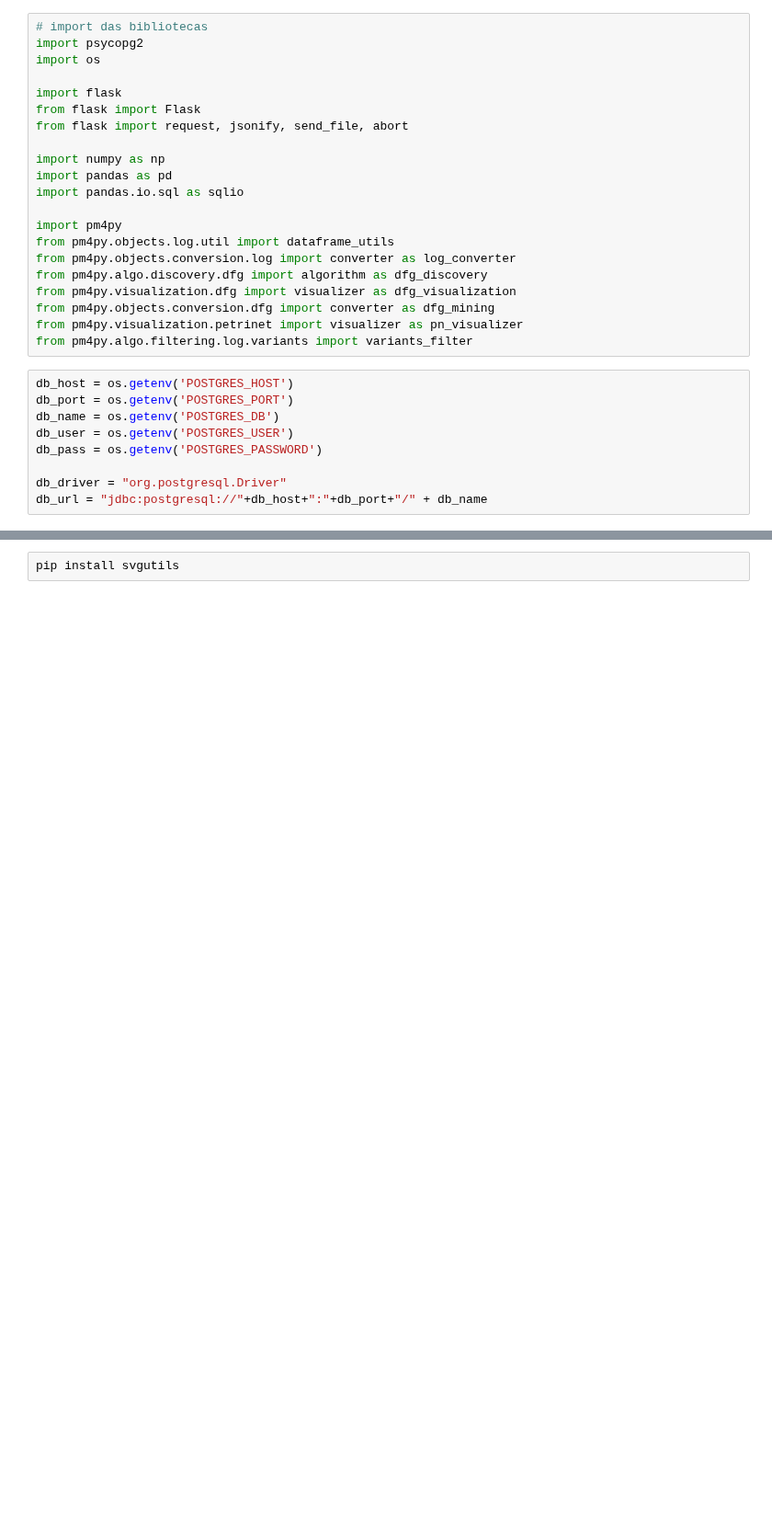
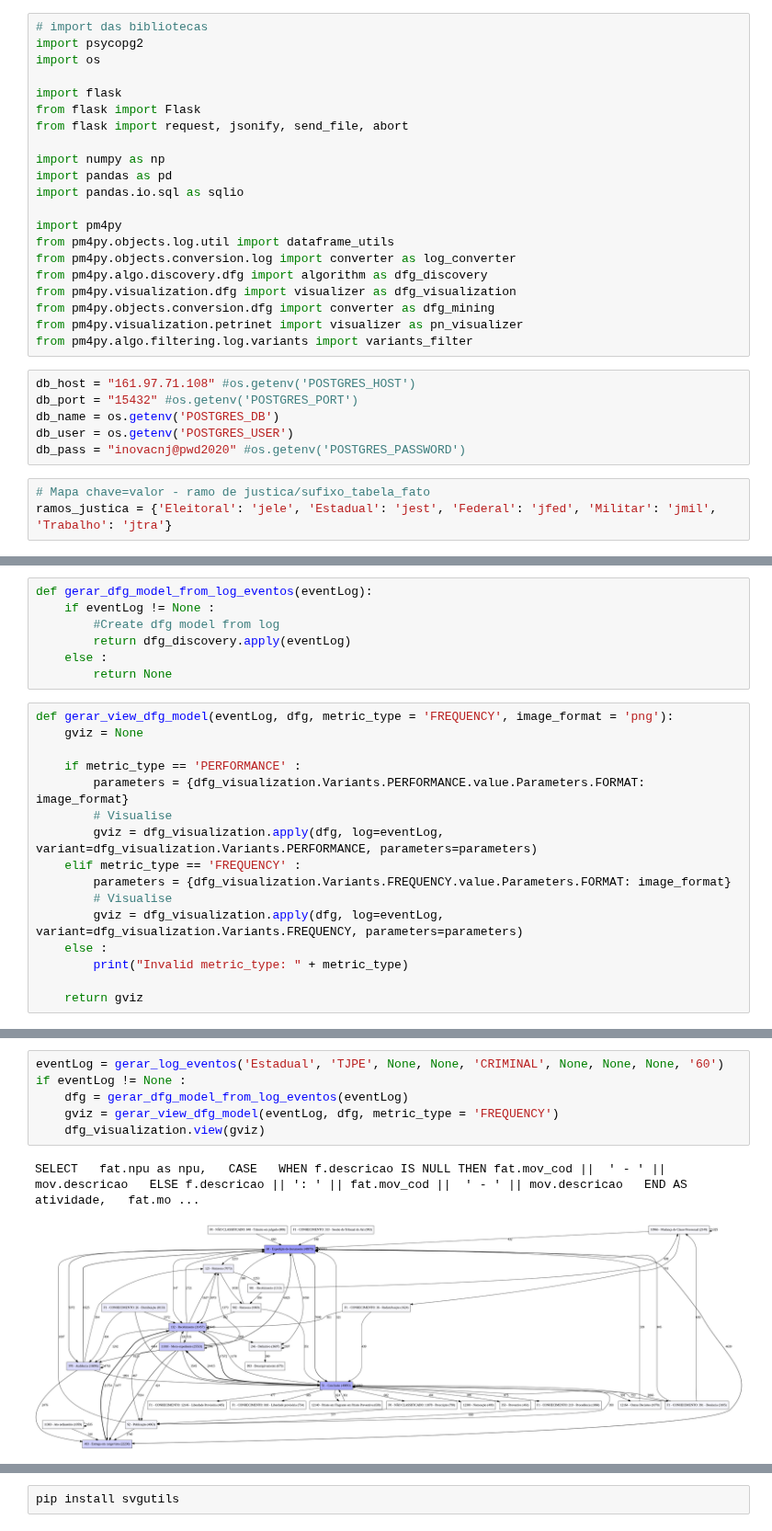
Before and after one commit to clebertmoura/inova-cnj, a Jupyter notebook: work/API-PublicarAPI.ipynb, the cells around one changed output, grey strips where cells are left out. Shown at 92% size. Drawn from its saved outputs; the diff is of its cells as text; blank space fills up the shorter version.

Commit message:
Fato por ramo de justiça

```diff
--- a/work/API-PublicarAPI.ipynb
+++ b/work/API-PublicarAPI.ipynb
@@ -20,11 +20,11 @@ from pm4py.objects.conversion.dfg import converter as dfg_mining
 from pm4py.visualization.petrinet import visualizer as pn_visualizer
 from pm4py.algo.filtering.log.variants import variants_filter
 # %%
-db_host = os.getenv('POSTGRES_HOST')
-db_port = os.getenv('POSTGRES_PORT')
+db_host = "161.97.71.108" #os.getenv('POSTGRES_HOST')
+db_port = "15432" #os.getenv('POSTGRES_PORT')
 db_name = os.getenv('POSTGRES_DB')
 db_user = os.getenv('POSTGRES_USER')
-db_pass = os.getenv('POSTGRES_PASSWORD')
-
-db_driver = "org.postgresql.Driver"
-db_url = "jdbc:postgresql://"+db_host+":"+db_port+"/" + db_name
+db_pass = "inovacnj@pwd2020" #os.getenv('POSTGRES_PASSWORD')
+# %%
+# Mapa chave=valor - ramo de justica/sufixo_tabela_fato
+ramos_justica = {'Eleitoral': 'jele', 'Estadual': 'jest', 'Federal': 'jfed', 'Militar': 'jmil', 'Trabalho': 'jtra'}
@@ -30,0 +85,23 @@ db_url = "jdbc:postgresql://"+db_host+":"+db_port+"/" + db_name
+# %%
+def gerar_dfg_model_from_log_eventos(eventLog):
+    if eventLog != None :
+        #Create dfg model from log
+        return dfg_discovery.apply(eventLog)
+    else :
+        return None
+# %%
+def gerar_view_dfg_model(eventLog, dfg, metric_type = 'FREQUENCY', image_format = 'png'):
+    gviz = None
+
+    if metric_type == 'PERFORMANCE' :
+        parameters = {dfg_visualization.Variants.PERFORMANCE.value.Parameters.FORMAT: image_format}
+        # Visualise
+        gviz = dfg_visualization.apply(dfg, log=eventLog, variant=dfg_visualization.Variants.PERFORMANCE, parameters=parameters)
+    elif metric_type == 'FREQUENCY' :
+        parameters = {dfg_visualization.Variants.FREQUENCY.value.Parameters.FORMAT: image_format}
+        # Visualise
+        gviz = dfg_visualization.apply(dfg, log=eventLog, variant=dfg_visualization.Variants.FREQUENCY, parameters=parameters)
+    else :
+        print("Invalid metric_type: " + metric_type)
+
+    return gviz
@@ -31 +121,10 @@ db_url = "jdbc:postgresql://"+db_host+":"+db_port+"/" + db_name
+# %%
+eventLog = gerar_log_eventos('Estadual', 'TJPE', None, None, 'CRIMINAL', None, None, None, '60')
+if eventLog != None :
+    dfg = gerar_dfg_model_from_log_eventos(eventLog)
+    gviz = gerar_view_dfg_model(eventLog, dfg, metric_type = 'FREQUENCY')
+    dfg_visualization.view(gviz)
+# %% [output]
+SELECT   fat.npu as npu,   CASE   WHEN f.descricao IS NULL THEN fat.mov_cod ||  ' - ' || mov.descricao   ELSE f.descricao || ': ' || fat.mov_cod ||  ' - ' || mov.descricao   END AS atividade,   fat.mo ...
+[figure, added]
 # %%
```
Also changed, not shown: parts of 4 cells of this notebook, 3 other files.
